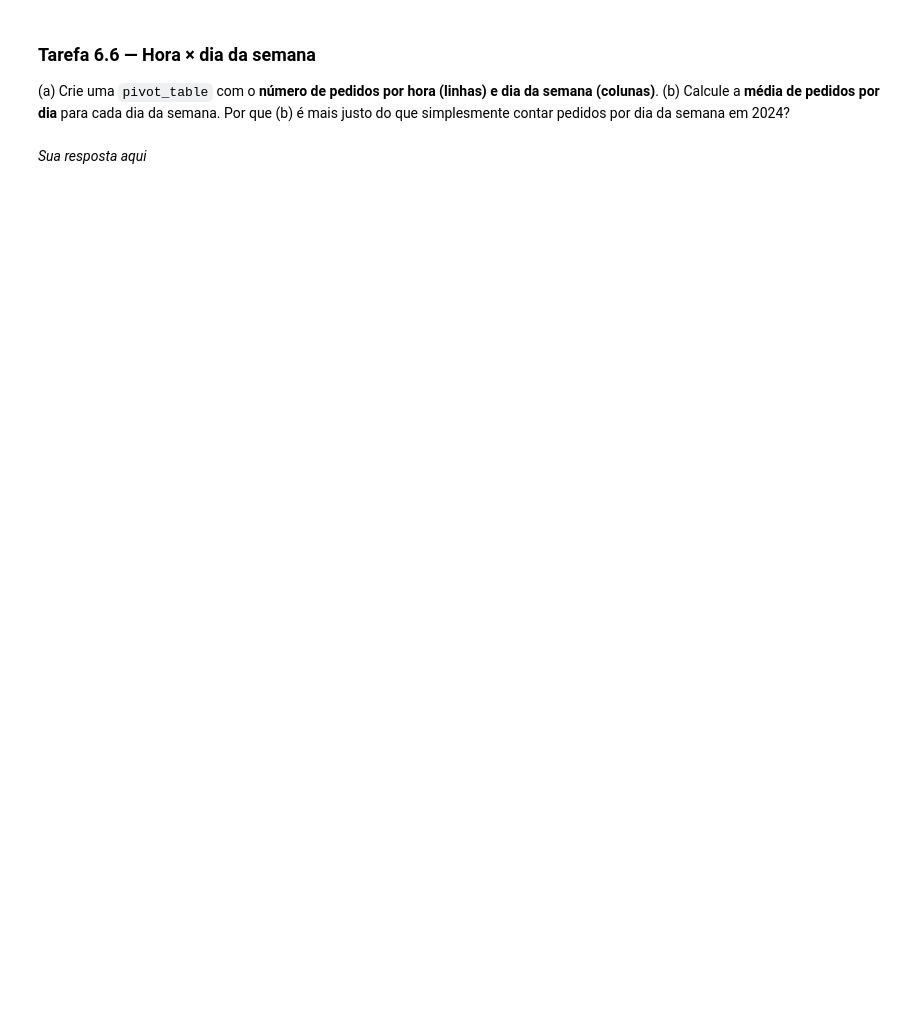
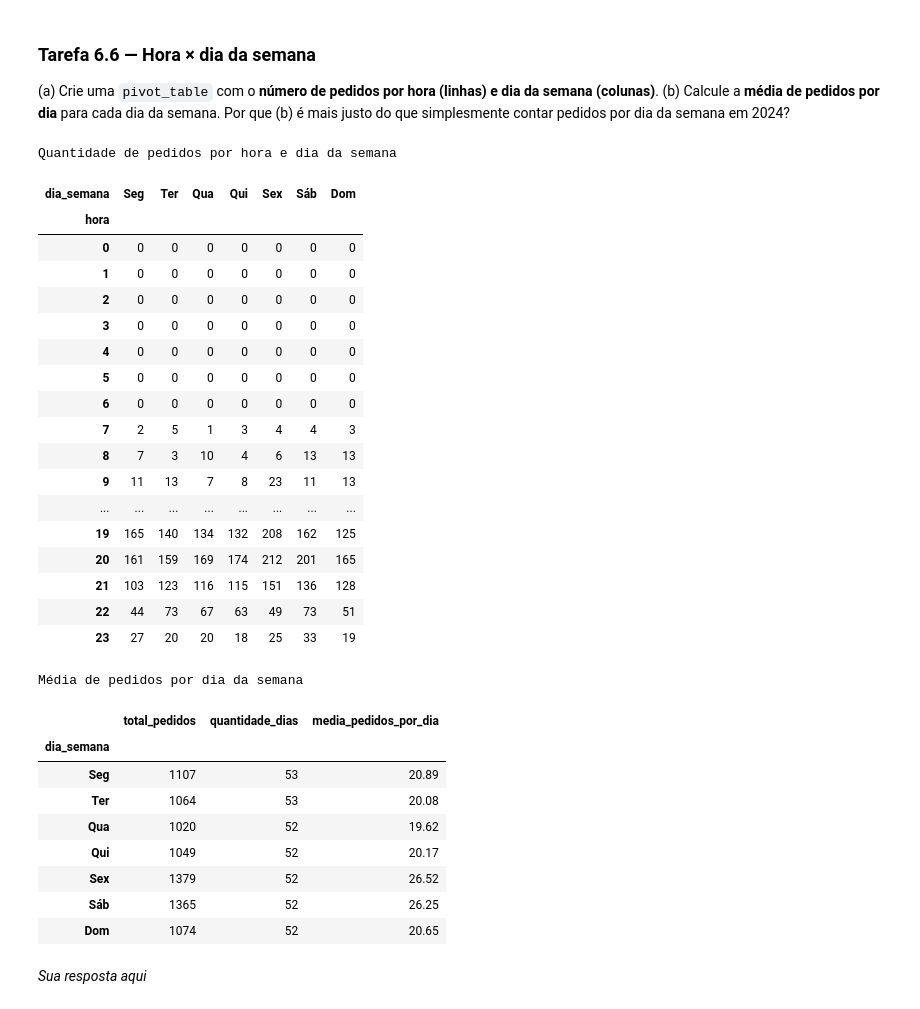
Before and after one commit to deborabaldeznilo/projeto-delivery, a Jupyter notebook: projeto_final.ipynb, the cells around one changed output. Drawn from its saved outputs; the diff is of its cells as text; code cells hidden in the pictures; blank space fills up the shorter version.

```diff
--- a/projeto_final.ipynb
+++ b/projeto_final.ipynb
@@ -1289,5 +1871,83 @@ Construa a série de pedidos por **dia**, por **semana** e por **mês** (`resamp
 (a) Crie uma `pivot_table` com o **número de pedidos por hora (linhas) e dia da semana (colunas)**. (b) Calcule a **média de pedidos por dia** para cada dia da semana. Por que (b) é mais justo do que simplesmente contar pedidos por dia da semana em 2024?
 # %%
 # Sua solução aqui
+# (a) Quantidade de pedidos por hora e dia da semana
+dias_semana = ["Seg", "Ter", "Qua", "Qui", "Sex", "Sáb", "Dom"]
+
+pedidos_hora_dia = pedidos_2024.pivot_table(
+    index="hora",
+    columns="dia_semana",
+    values="pedido_id",
+    aggfunc="count",
+    fill_value=0,
+    observed=True
+)
+
+# Mostrar todas as horas e ordenar os dias da semana
+pedidos_hora_dia = pedidos_hora_dia.reindex(
+    index=range(24),
+    columns=dias_semana,
+    fill_value=0
+)
+
+print("Quantidade de pedidos por hora e dia da semana")
+display(pedidos_hora_dia)
+
+# (b) Contar pedidos em cada dia do ano, incluindo dias sem pedidos
+calendario_2024 = pd.date_range(
+    "2024-01-01", "2024-12-31", freq="D"
+)
+
+pedidos_diarios = (
+    pedidos_2024.set_index("data_hora")
+    .resample("D")
+    .size()
+    .reindex(calendario_2024, fill_value=0)
+)
+
+resumo_dias_semana = (
+    pedidos_diarios.groupby(pedidos_diarios.index.dayofweek)
+    .agg(
+        total_pedidos="sum",
+        quantidade_dias="size",
+        media_pedidos_por_dia="mean"
+    )
+)
+
+resumo_dias_semana.index = dias_semana
+resumo_dias_semana.index.name = "dia_semana"
+
+print("\nMédia de pedidos por dia da semana")
+display(resumo_dias_semana.round(2))
+# %% [output]
+Quantidade de pedidos por hora e dia da semana
+| dia_semana | Seg | Ter | Qua | Qui | Sex | Sáb | Dom |
+| hora |  |  |  |  |  |  |  |
+| 0 | 0 | 0 | 0 | 0 | 0 | 0 | 0 |
+| 1 | 0 | 0 | 0 | 0 | 0 | 0 | 0 |
+| 2 | 0 | 0 | 0 | 0 | 0 | 0 | 0 |
+| 3 | 0 | 0 | 0 | 0 | 0 | 0 | 0 |
+| 4 | 0 | 0 | 0 | 0 | 0 | 0 | 0 |
+| 5 | 0 | 0 | 0 | 0 | 0 | 0 | 0 |
+| 6 | 0 | 0 | 0 | 0 | 0 | 0 | 0 |
+| 7 | 2 | 5 | 1 | 3 | 4 | 4 | 3 |
+| 8 | 7 | 3 | 10 | 4 | 6 | 13 | 13 |
+| 9 | 11 | 13 | 7 | 8 | 23 | 11 | 13 |
+| ... | ... | ... | ... | ... | ... | ... | ... |
+| 19 | 165 | 140 | 134 | 132 | 208 | 162 | 125 |
+| 20 | 161 | 159 | 169 | 174 | 212 | 201 | 165 |
+| 21 | 103 | 123 | 116 | 115 | 151 | 136 | 128 |
+| 22 | 44 | 73 | 67 | 63 | 49 | 73 | 51 |
+| 23 | 27 | 20 | 20 | 18 | 25 | 33 | 19 |
+Média de pedidos por dia da semana
+|  | total_pedidos | quantidade_dias | media_pedidos_por_dia |
+| dia_semana |  |  |  |
+| Seg | 1107 | 53 | 20.89 |
+| Ter | 1064 | 53 | 20.08 |
+| Qua | 1020 | 52 | 19.62 |
+| Qui | 1049 | 52 | 20.17 |
+| Sex | 1379 | 52 | 26.52 |
+| Sáb | 1365 | 52 | 26.25 |
+| Dom | 1074 | 52 | 20.65 |
 # %% [markdown]
 *Sua resposta aqui*
```
Also changed, not shown: parts of 23 cells of this notebook.
